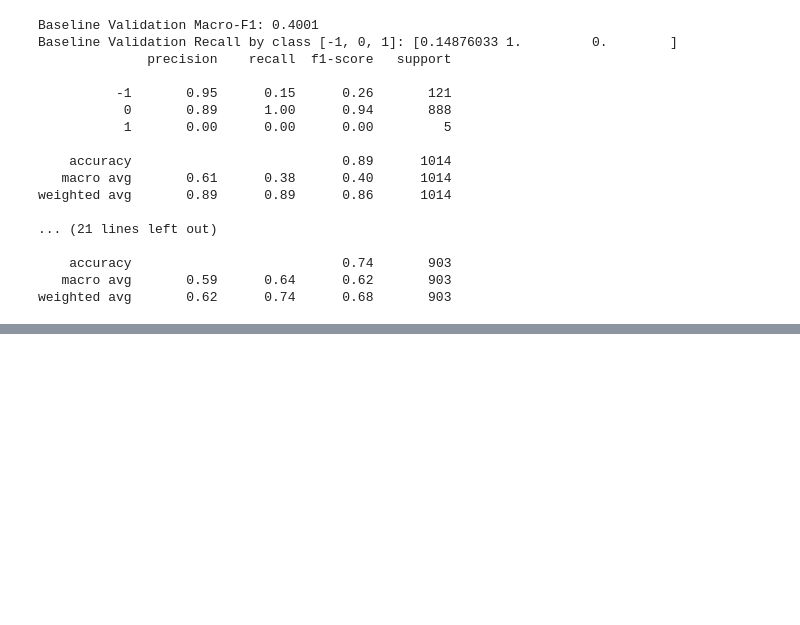
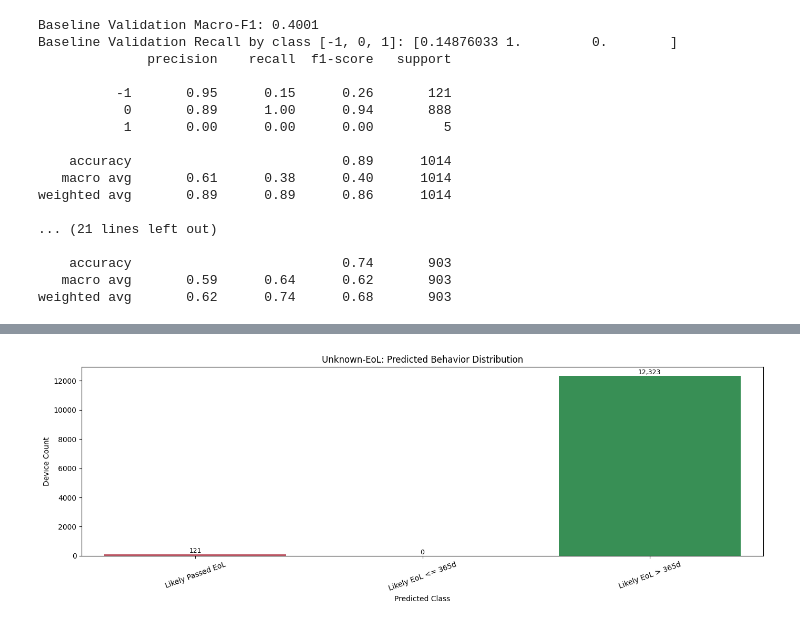
Before and after one commit to thanh12273203/ua-innovate-2026, a Jupyter notebook: notebooks/02_model.ipynb, the cells around one changed output, grey strips where cells are left out. Cells and saved outputs as stored; diff of their text form; code cells hidden in the pictures; blank space fills up the shorter version.

```diff
--- a/notebooks/02_model.ipynb
+++ b/notebooks/02_model.ipynb
@@ -347,3 +350,7 @@ plot_confusion_and_roc(
     y_test=y_test,
     savefig='reports/model_performance.png'
 )
+# %%
+# Save the model using pickle
+with open('logs/random_forest_model.pkl', 'wb') as f:
+    pickle.dump(random_forest, f)
@@ -349,0 +455,41 @@ plot_confusion_and_roc(
+# %%
+# Visualization: unknown-EoL predicted class mix + top states by predicted risk
+plot_df = unknown_eol_predictions.copy()
+plot_df['is_predicted_risk'] = plot_df['predicted_behavior_class'].isin([-1, 1])
+
+summary_counts = (
+    plot_df['predicted_behavior_label']
+    .value_counts()
+    .reindex(['Likely Passed EoL', 'Likely EoL <= 365d', 'Likely EoL > 365d'], fill_value=0)
+)
+
+state_risk = (
+    plot_df[plot_df['loc_state'].notna()]
+    .groupby('loc_state', as_index=False)
+    .agg(
+        total_devices=('predicted_behavior_class', 'size'),
+        predicted_risk_devices=('is_predicted_risk', 'sum'),
+    )
+    .sort_values(['predicted_risk_devices', 'total_devices'], ascending=[False, False])
+    .head(12)
+)
+
+fig = plt.figure(figsize=(14, 5))
+
+sns.barplot(
+    x=summary_counts.index,
+    y=summary_counts.values,
+    palette=['#d1495b', '#f2c14e', '#2a9d50'],
+)
+axes = plt.gca()
+axes.set_title('Unknown-EoL: Predicted Behavior Distribution')
+axes.set_xlabel('Predicted Class')
+axes.set_ylabel('Device Count')
+axes.tick_params(axis='x', rotation=20)
+for i, v in enumerate(summary_counts.values):
+    axes.text(i, v, f'{int(v):,}', ha='center', va='bottom', fontsize=9)
+
+plt.tight_layout()
+plt.show()
+# %% [output]
+[figure, added]
```
Also changed, not shown: parts of 4 cells of this notebook, 7 other files.
